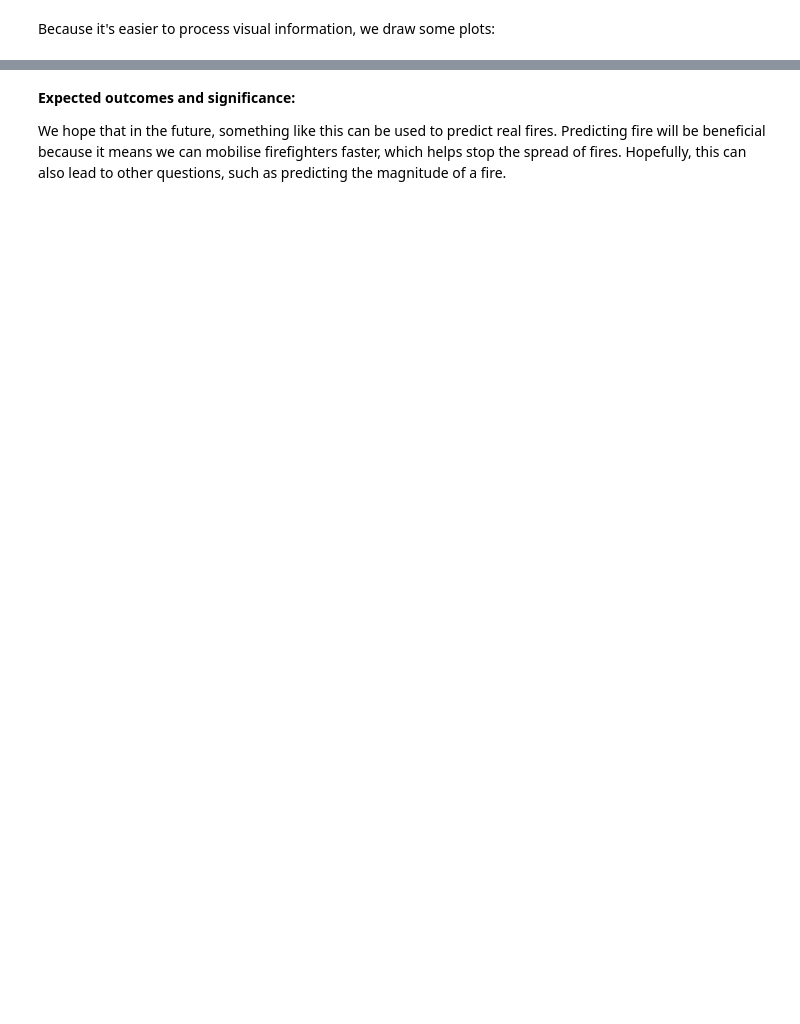
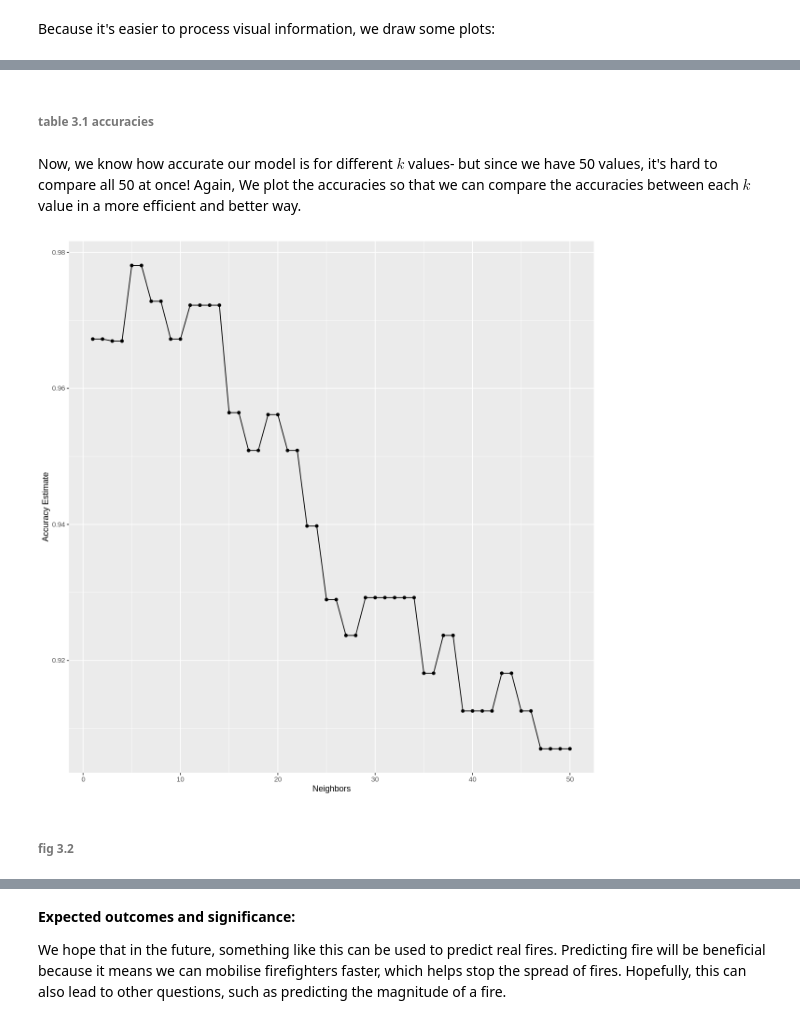
Before and after one commit to DSCI-310-2023/dsci-310-group-10-GCC, a Jupyter notebook: forest_fire_prediction.ipynb, the cells around one changed output, grey strips where cells are left out. Drawn from its saved outputs; the diff is of its cells as text; code cells hidden in the pictures; blank space fills up the shorter version.

```diff
--- a/forest_fire_prediction.ipynb
+++ b/forest_fire_prediction.ipynb
@@ -267,0 +327,33 @@ We plan to visualise our model's results using a scatter plot that shows the `IS
+# %%
+set.seed(123)
+# making the 10-fold cross validation,
+#    setting the strata (predicted variable) as Classes
+fire_vfold <- vfold_cv(fire_train, v = 10, strata = Classes)
+
+# making the recipe, taking the data from the training set and ISI and BUI as the variables we use to predict
+# note: we will reuse this recipe later
+fire_recipe <- recipe(Classes ~ ISI + BUI, data = fire_train) %>%
+  step_scale(all_predictors()) %>%
+  step_center(all_predictors())
+
+#making the model specification for tuning, setting weight_func to rectangular so that
+#each neighbor has equal "say" and neighbors to tune().
+knn_tune <- nearest_neighbor(weight_func = "rectangular", neighbors = tune()) %>%
+  set_engine("kknn") %>%
+  set_mode("classification")
+
+# k_lots is used to decide the k values we will "try" and check the accuracies for
+k_lots <- tibble(neighbors = seq(from = 1, to = 50, by = 1))
+
+# making the workflow and fitting the recipe and model, and collecting the metrics.
+knn_results <- workflow() %>%
+  add_recipe(fire_recipe) %>%
+  add_model(knn_tune) %>%
+  tune_grid(resamples = fire_vfold, grid = k_lots) %>%
+  collect_metrics()
+
+# taking only the accuracies
+accuracies <- knn_results %>%
+  filter(.metric == "accuracy")
+
+accuracies
@@ -267,0 +371,16 @@ We plan to visualise our model's results using a scatter plot that shows the `IS
+# %% [markdown]
+######  table 3.1 accuracies
+# %% [markdown]
+Now, we know how accurate our model is for different $k$ values- but since we have 50 values, it's hard to compare all 50 at once! Again, We plot the accuracies so that we can compare the accuracies between each $k$ value in a more efficient and better way.
+# %%
+options(repr.plot.width=10, repr.plot.height=10)
+
+accuracy_vs_k <- ggplot(accuracies, aes(x = neighbors, y = mean)) +
+  geom_point() +
+  geom_line() +
+  labs(x = "Neighbors", y = "Accuracy Estimate")
+accuracy_vs_k
+# %% [output]
+[figure, added]
+# %% [markdown]
+######  fig 3.2
```
Also changed, not shown: parts of 67 cells of this notebook.
